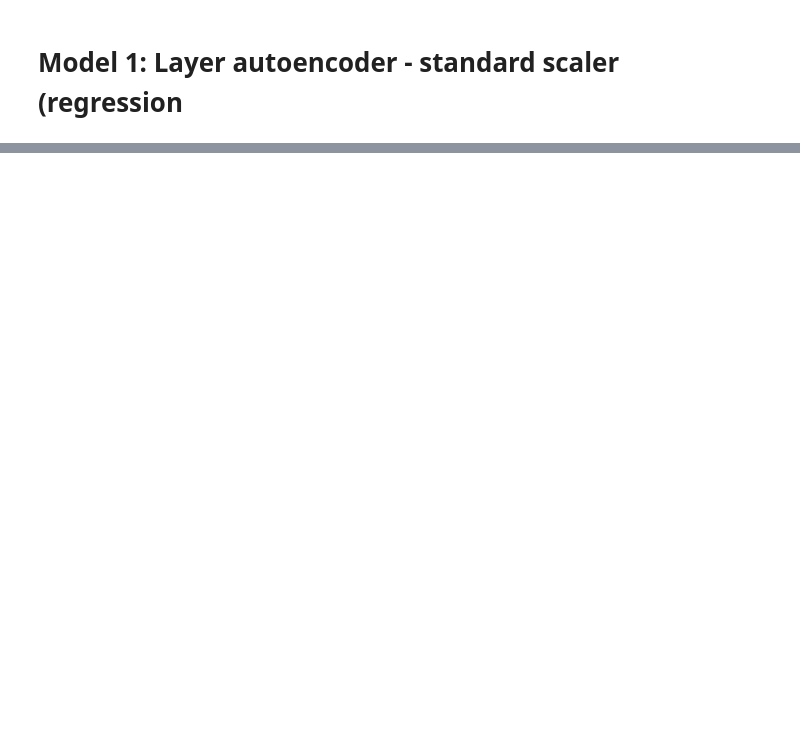
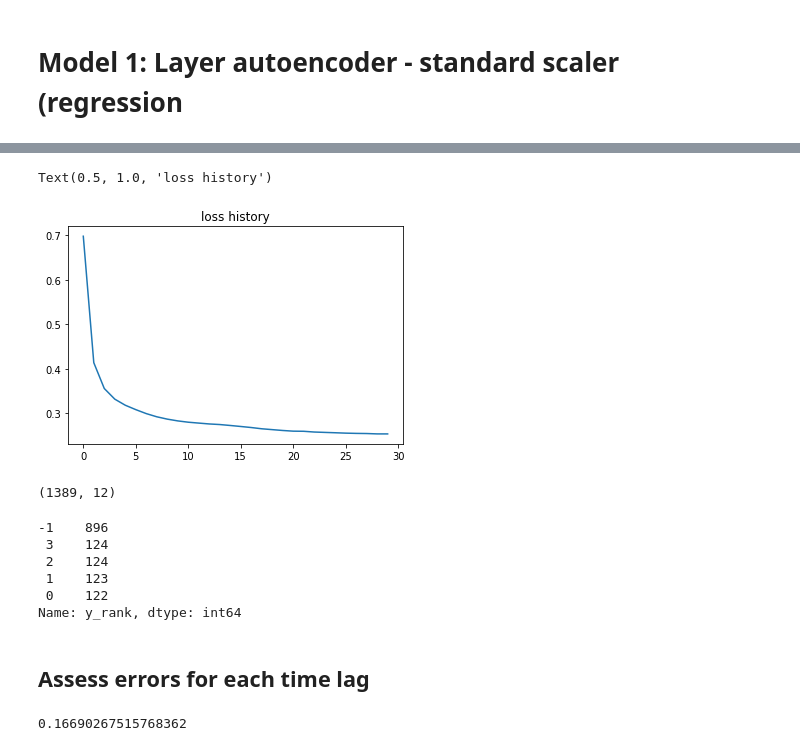
Before and after one commit to peterchen94/autoencoders, a Jupyter notebook: code/autoencoder.ipynb, the cells around one changed output, grey strips where cells are left out. Cells and saved outputs as stored; diff of their text form; code cells hidden in the pictures; blank space fills up the shorter version.

```diff
--- a/code/autoencoder.ipynb
+++ b/code/autoencoder.ipynb
@@ -148,0 +170,2 @@ X_train_std.shape
+# %%
+X_train, X_test, y_train, y_test,y_rank_train, y_rank_test,y_count_train, y_count_test = train_test_split(X_nominal, y_nominal, y_rank_nominal,y_count_nominal, test_size=0.05, random_state=0)
@@ -149,19 +177,14 @@ X_train_std.shape
 # %%
 def simple_ann_autoencoder_regression():
     model = Sequential()
-    model.add(Dense(units = 32,activation='relu',input_shape = (len(param_cols),)))
-    model.add(Dense(units = 16,activation='relu',input_shape = (len(param_cols),)))
-    model.add(Dense(units = 32,activation='relu',input_shape = (len(param_cols),)))
+    #model.add(Dense(units = 32,activation='relu',input_shape = (len(param_cols),)))
+    #model.add(Dense(units = 16,activation='relu',input_shape = (len(param_cols),)))
+    model.add(Dense(units = 8,activation='relu',input_shape = (len(param_cols),)))
+    model.add(Dense(units = 4,activation='relu',input_shape = (len(param_cols),)))
+    model.add(Dense(units = 8,activation='relu',input_shape = (len(param_cols),)))
+    #model.add(Dense(units = 16,activation='relu',input_shape = (len(param_cols),)))
+    #model.add(Dense(units = 32,activation='relu',input_shape = (len(param_cols),)))
     model.add(Dense(units = len(param_cols),activation='linear'))
     model.compile(optimizer='adam', loss='mse')
     return model
-
-def simple_ann_autoencoder_classification():
-    model = Sequential()
-    model.add(Dense(units = 32,activation='relu',input_shape = (len(param_cols),)))
-    model.add(Dense(units = 16,activation='relu',input_shape = (len(param_cols),)))
-    model.add(Dense(units = 32,activation='relu',input_shape = (len(param_cols),)))
-    model.add(Dense(units = len(param_cols),activation='sigmoid'))
-    model.compile(optimizer='adam', loss='binary_crossentropy',)
-    return model
 # %%
@@ -360,0 +214,3 @@ plot_results_hist(df_results2)
+# %%
+model = simple_ann_autoencoder_regression()
+model.summary()
@@ -360,0 +233,3 @@ plot_results_hist(df_results2)
+# %%
+history_callback = model.fit(X_train,X_train,epochs=30,batch_size = 12)
+loss_history = history_callback.history['loss']
@@ -360,0 +254,6 @@ plot_results_hist(df_results2)
+# %%
+plt.plot(loss_history)
+plt.title('loss history')
+# %% [output]
+Text(0.5, 1.0, 'loss history')
+[figure, added]
@@ -360,0 +264,4 @@ plot_results_hist(df_results2)
+# %%
+X_pred_test.shape
+# %% [output]
+(1389, 12)
@@ -360,0 +271,20 @@ plot_results_hist(df_results2)
+# %%
+df_results_test['y_rank'].value_counts()
+# %% [output]
+-1    896
+ 3    124
+ 2    124
+ 1    123
+ 0    122
+Name: y_rank, dtype: int64
+# %% [markdown]
+## Assess errors for each time lag
+# %%
+res_nominal_train = df_results_train[df_results_train['y'] == 0]['residual_avg']
+
+average_res_nominal_train = np.mean(res_nominal_train)
+std_res_nominal_train = np.std(res_nominal_train)
+threshold_3s = average_res_nominal_train + 2*std_res_nominal_train
+threshold_3s
+# %% [output]
+0.16690267515768362
```
Also changed, not shown: parts of 67 cells of this notebook, 1 other file.
